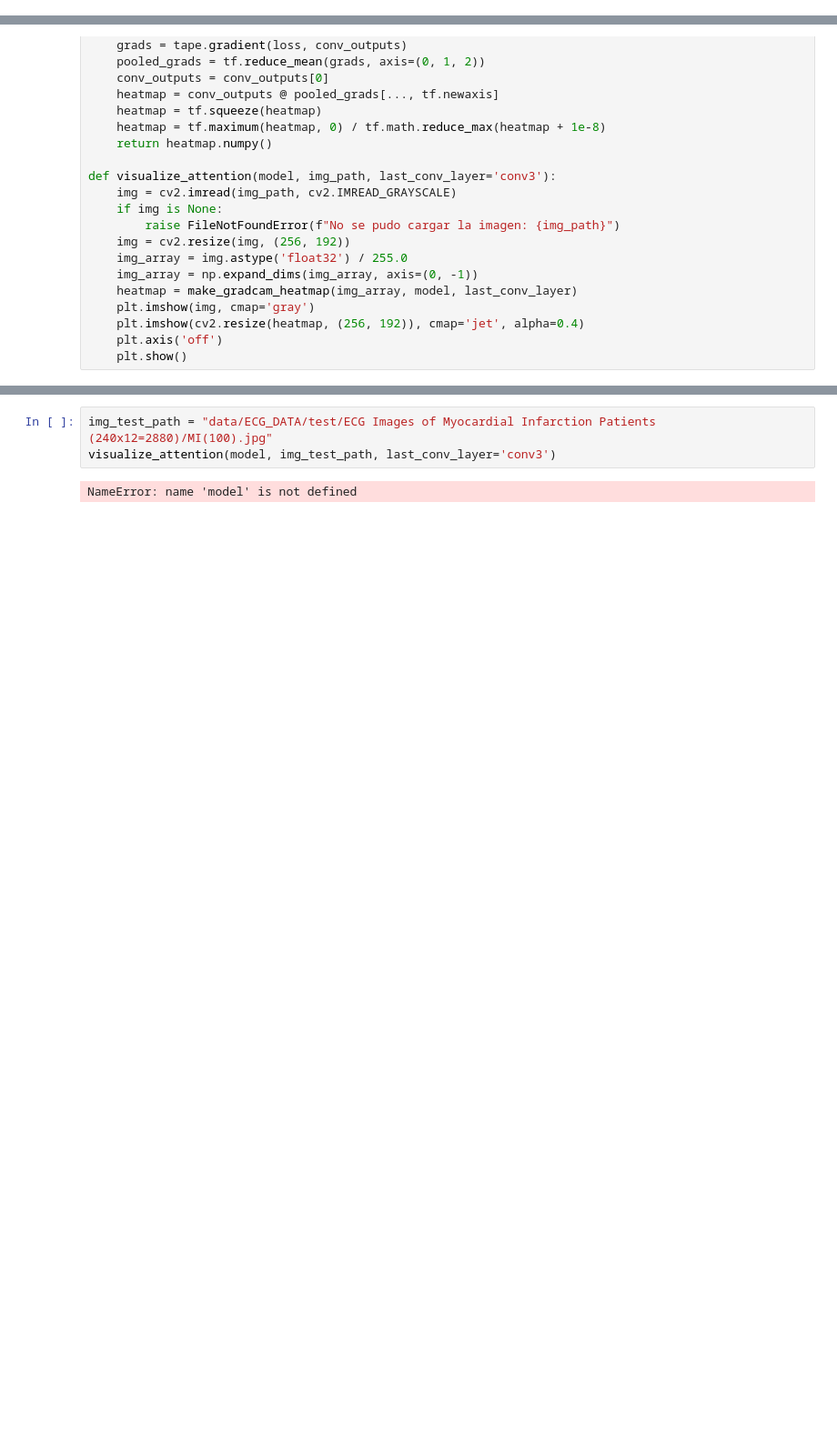
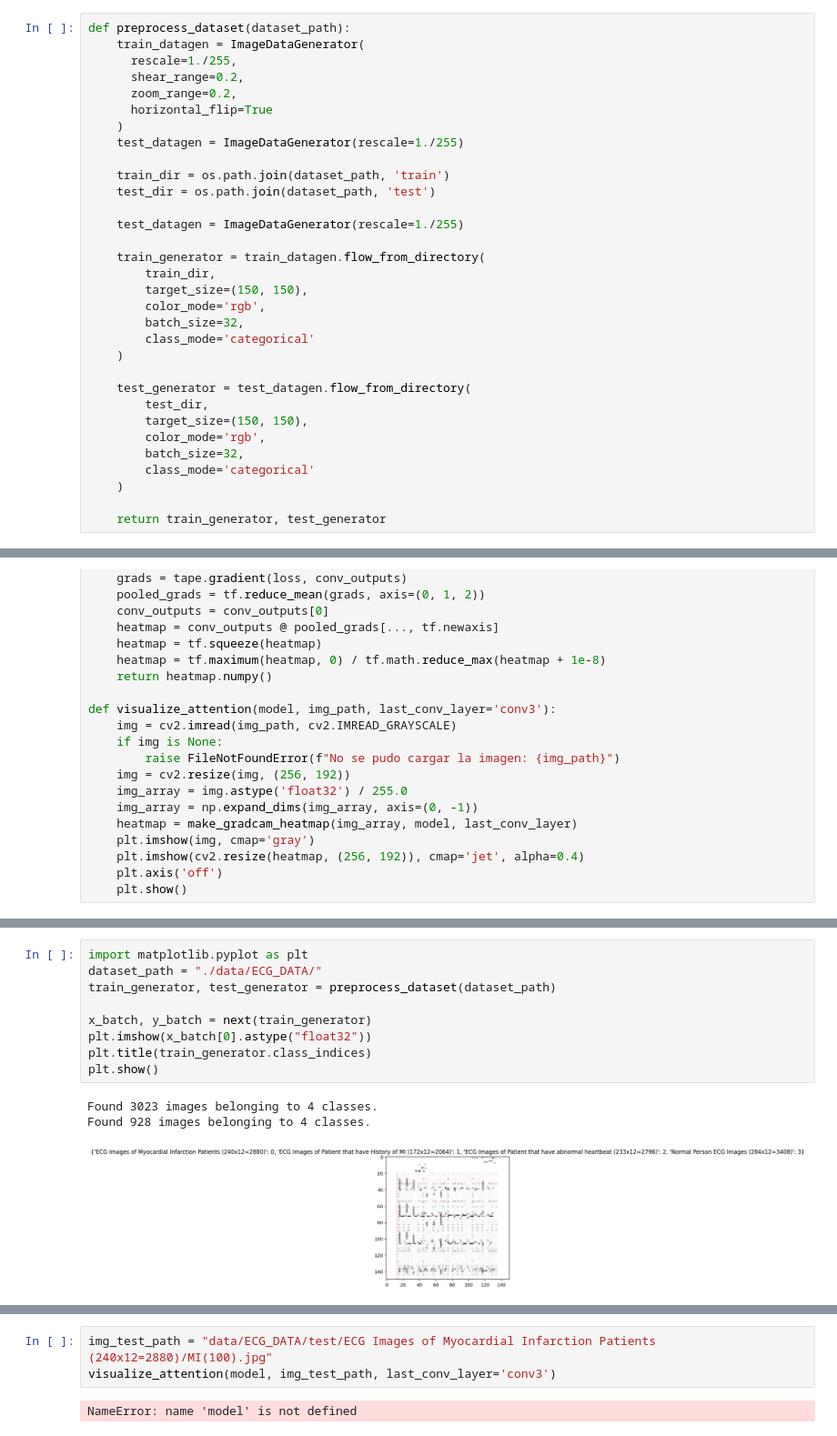
Before and after one commit to SantiagoBuffa/BeatAI, a Jupyter notebook: beatai.ipynb, the cells around one changed output, grey strips where cells are left out. Shown at 91% size. Drawn from its saved outputs; the diff is of its cells as text; blank space fills up the shorter version.

```diff
--- a/beatai.ipynb
+++ b/beatai.ipynb
@@ -89,3 +46,35 @@ def preprocess_dataset(dataset_path):
+# %%
+def preprocess_dataset(dataset_path):
+    train_datagen = ImageDataGenerator(
+      rescale=1./255,
+      shear_range=0.2,
+      zoom_range=0.2,
+      horizontal_flip=True
+    )
+    test_datagen = ImageDataGenerator(rescale=1./255)
+
+    train_dir = os.path.join(dataset_path, 'train')
+    test_dir = os.path.join(dataset_path, 'test')
+
+    test_datagen = ImageDataGenerator(rescale=1./255)
+
+    train_generator = train_datagen.flow_from_directory(
+        train_dir,
+        target_size=(150, 150),
+        color_mode='rgb',
+        batch_size=32,
+        class_mode='categorical'
+    )
+
+    test_generator = test_datagen.flow_from_directory(
+        test_dir,
+        target_size=(150, 150),
+        color_mode='rgb',
+        batch_size=32,
+        class_mode='categorical'
+    )
+
+    return train_generator, test_generator
 # %%
 class AttentionLayer(layers.Layer):
     def __init__(self, kernel_size=7, **kwargs):
@@ -182,3 +252,16 @@ Found 928 images belonging to 4 classes.
+# %%
+import matplotlib.pyplot as plt
+dataset_path = "./data/ECG_DATA/"
+train_generator, test_generator = preprocess_dataset(dataset_path)
+
+x_batch, y_batch = next(train_generator)
+plt.imshow(x_batch[0].astype("float32"))
+plt.title(train_generator.class_indices)
+plt.show()
+# %% [output]
+Found 3023 images belonging to 4 classes.
+Found 928 images belonging to 4 classes.
+[figure, added]
 # %%
 def show_graphs(history):
     plt.figure(figsize=(10,4))
```
Also changed, not shown: parts of 9 cells of this notebook.
